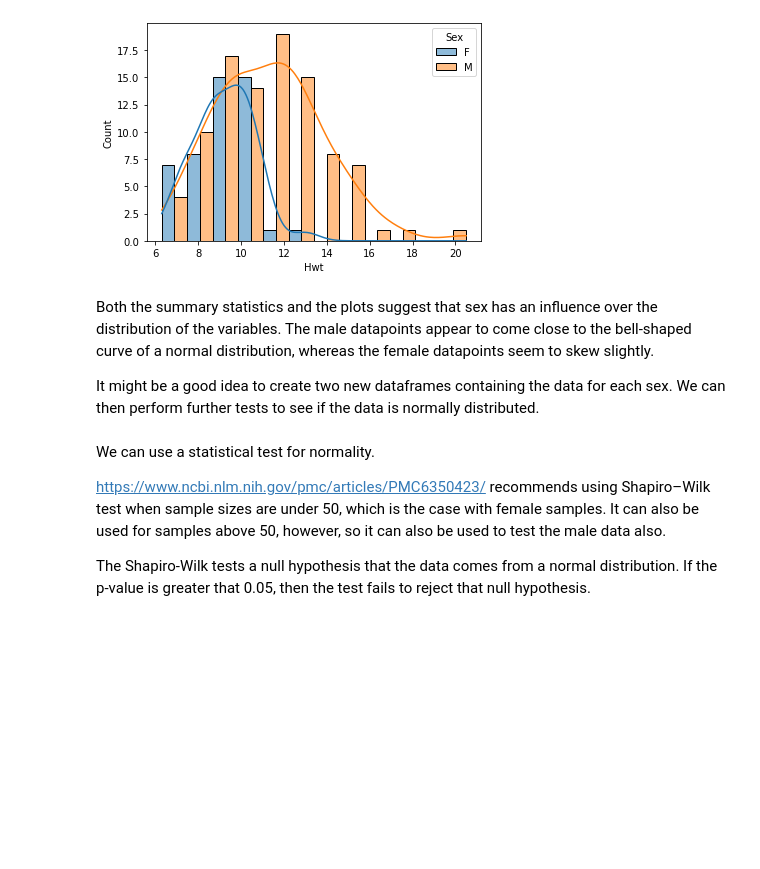
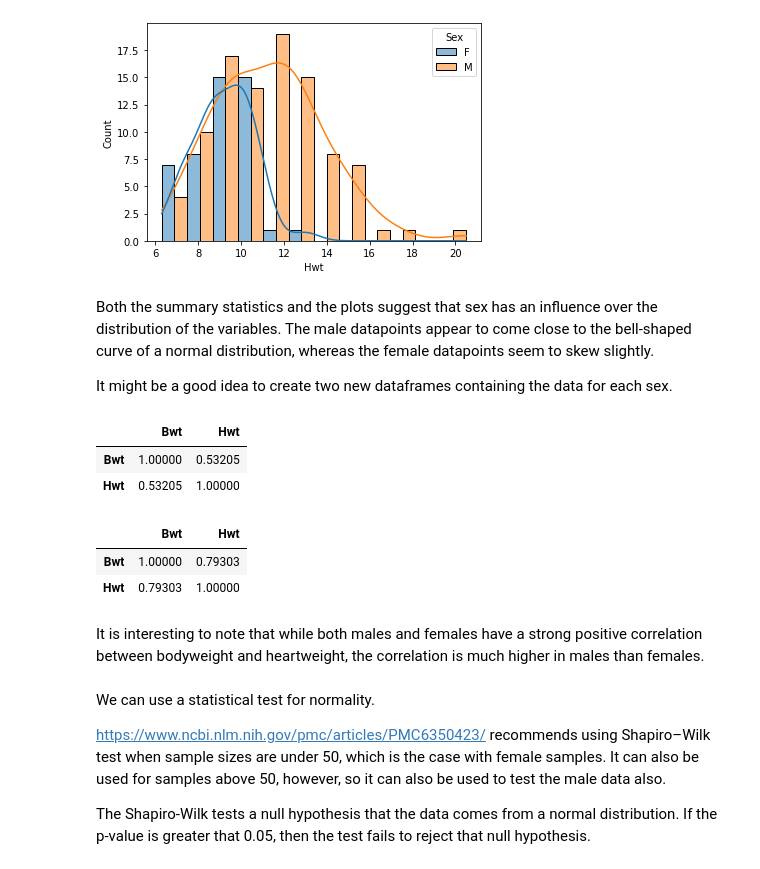
Before and after one commit to andrewjscott/Programming-for-Data-Analysis-Project, a Jupyter notebook: Simulation.ipynb, the cells around one changed output. Cells and saved outputs as stored; diff of their text form; code cells hidden in the pictures; blank space fills up the shorter version.

```diff
--- a/Simulation.ipynb
+++ b/Simulation.ipynb
@@ -270,12 +270,26 @@ sns.histplot(data = df_cats, x = 'Hwt', hue = 'Sex', multiple="dodge", kde=True)
 Both the summary statistics and the plots suggest that sex has an influence over the distribution of the variables.
 The male datapoints appear to come close to the bell-shaped curve of a normal distribution, whereas the female datapoints seem to skew slightly.
 
-It might be a good idea to create two new dataframes containing the data for each sex. We can then perform further tests to see if the data is normally distributed.
+It might be a good idea to create two new dataframes containing the data for each sex.
 # %%
 # https://stackoverflow.com/questions/17071871/how-do-i-select-rows-from-a-dataframe-based-on-column-values
 # New df for each sex
 df_cats_female = df_cats.loc[df_cats['Sex'] == 'F']
 df_cats_male = df_cats.loc[df_cats['Sex'] == 'M']
+# %%
+df_cats_female.corr()
+# %% [output]
+|  | Bwt | Hwt |
+| Bwt | 1.00000 | 0.53205 |
+| Hwt | 0.53205 | 1.00000 |
+# %%
+df_cats_male.corr()
+# %% [output]
+|  | Bwt | Hwt |
+| Bwt | 1.00000 | 0.79303 |
+| Hwt | 0.79303 | 1.00000 |
+# %% [markdown]
+It is interesting to note that while both males and females have a strong positive correlation between bodyweight and heartweight, the correlation is much higher in males than females.
 # %% [markdown]
 We can use a statistical test for normality.
 
```
Also changed, not shown: parts of 17 cells of this notebook, 1 other file.
